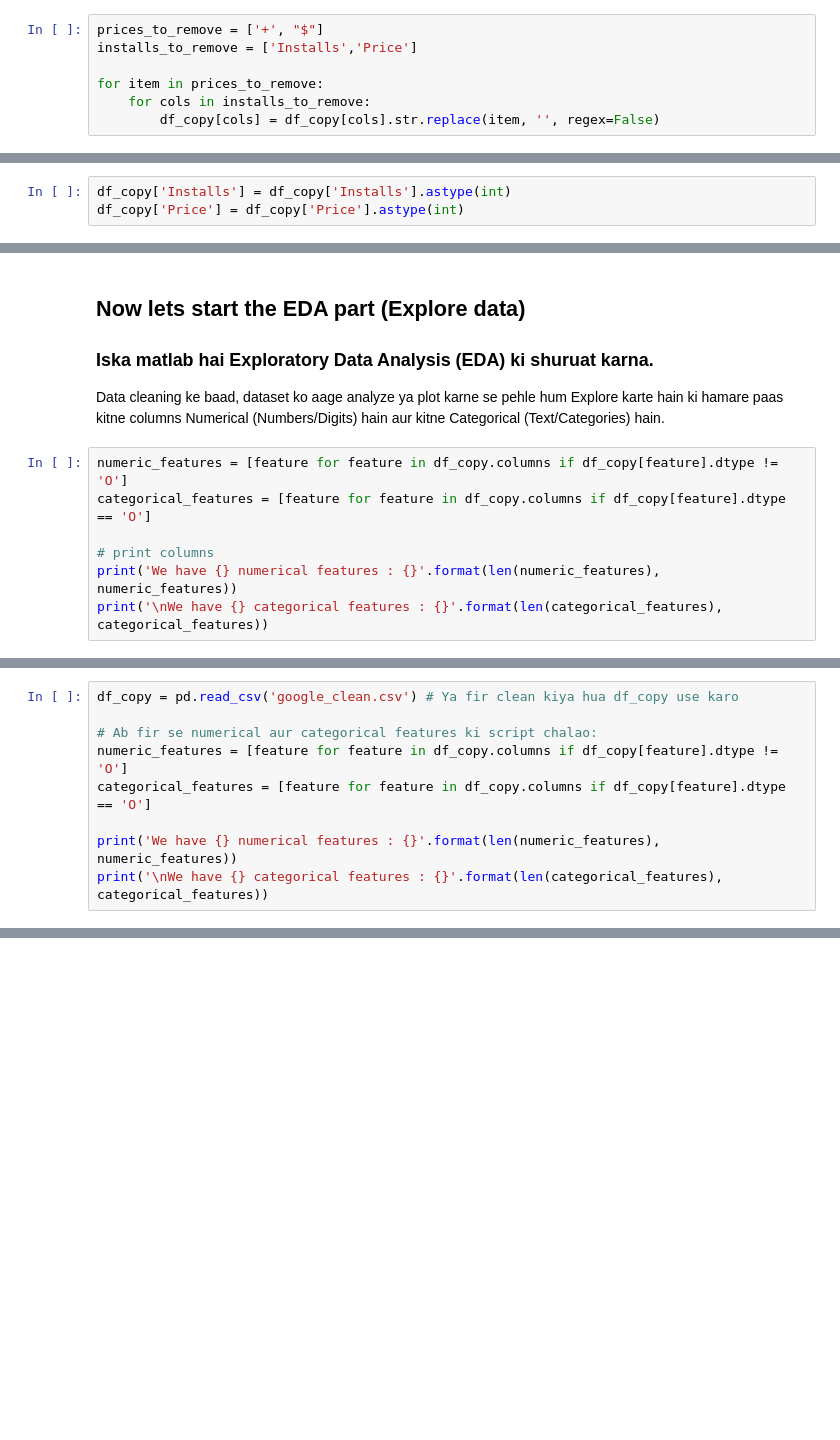
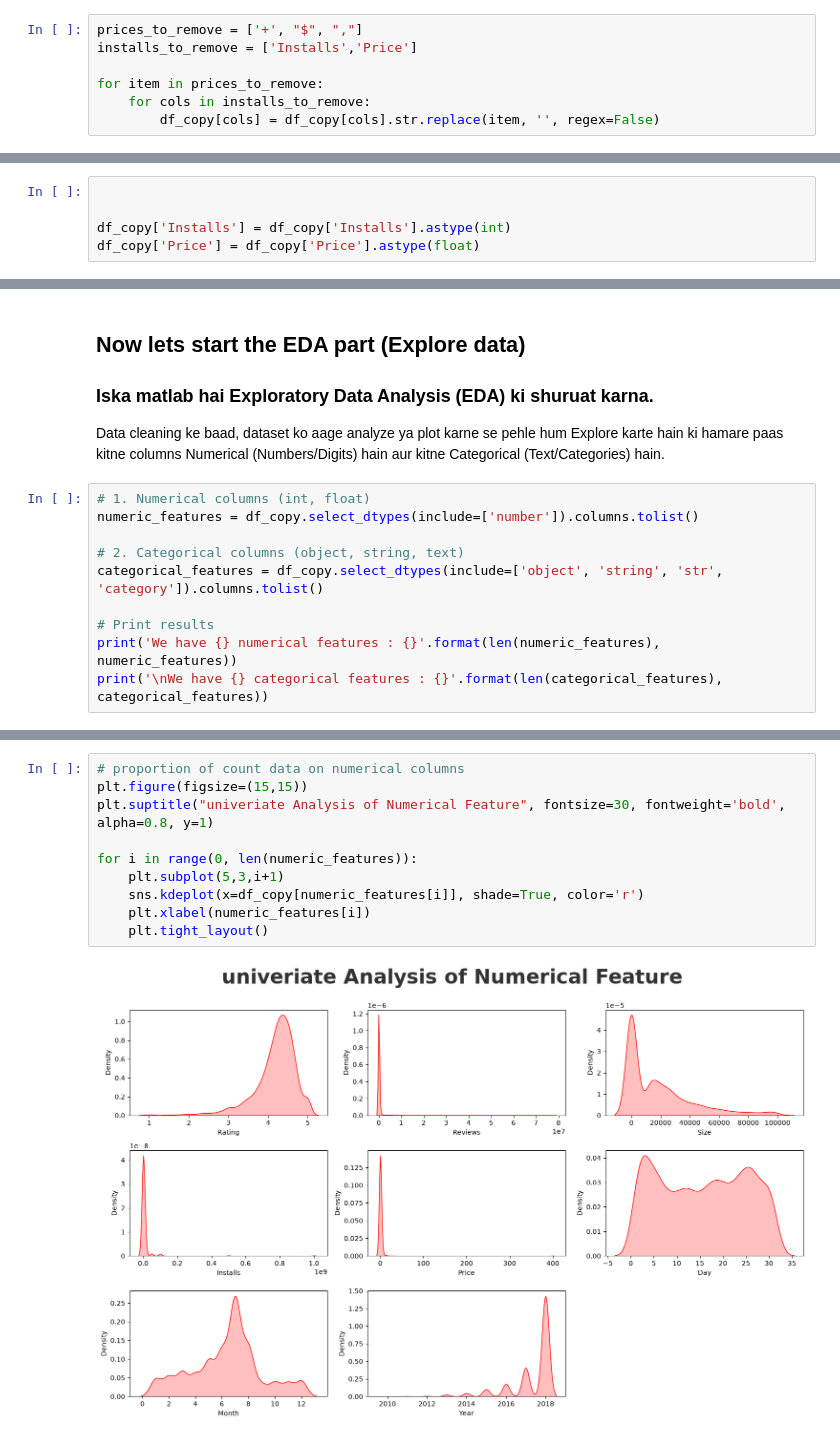
Before and after one commit to mohdshubair313/machine-learning-concepts, a Jupyter notebook: EDA/playstore_data/playstore1.ipynb, the cells around one changed output, grey strips where cells are left out. Saved outputs shown, nothing was run; the diff lists cells and outputs as text; blank space fills up the shorter version.

```diff
--- a/EDA/playstore_data/playstore1.ipynb
+++ b/EDA/playstore_data/playstore1.ipynb
@@ -225,5 +75,5 @@ Length: 21, dtype: str
 # %%
-prices_to_remove = ['+', "$"]
+prices_to_remove = ['+', "$", ","]
 installs_to_remove = ['Installs','Price']
 
 for item in prices_to_remove:
@@ -251,3 +84,5 @@ Length: 92, dtype: str
 # %%
+
+
 df_copy['Installs'] = df_copy['Installs'].astype(int)
-df_copy['Price'] = df_copy['Price'].astype(int)
+df_copy['Price'] = df_copy['Price'].astype(float)
@@ -298,9 +113,12 @@ df_copy.shape
 ### Iska matlab hai Exploratory Data Analysis (EDA) ki shuruat karna.
 Data cleaning ke baad, dataset ko aage analyze ya plot karne se pehle hum Explore karte hain ki hamare paas kitne columns Numerical (Numbers/Digits) hain aur kitne Categorical (Text/Categories) hain.
 # %%
-numeric_features = [feature for feature in df_copy.columns if df_copy[feature].dtype != 'O']
-categorical_features = [feature for feature in df_copy.columns if df_copy[feature].dtype == 'O']
+# 1. Numerical columns (int, float)
+numeric_features = df_copy.select_dtypes(include=['number']).columns.tolist()
 
-# print columns
+# 2. Categorical columns (object, string, text)
+categorical_features = df_copy.select_dtypes(include=['object', 'string', 'str', 'category']).columns.tolist()
+
+# Print results
 print('We have {} numerical features : {}'.format(len(numeric_features), numeric_features))
 print('\nWe have {} categorical features : {}'.format(len(categorical_features), categorical_features))
@@ -328,9 +126,0 @@ dtype: object
-# %%
-df_copy = pd.read_csv('google_clean.csv') # Ya fir clean kiya hua df_copy use karo
-
-# Ab fir se numerical aur categorical features ki script chalao:
-numeric_features = [feature for feature in df_copy.columns if df_copy[feature].dtype != 'O']
-categorical_features = [feature for feature in df_copy.columns if df_copy[feature].dtype == 'O']
-
-print('We have {} numerical features : {}'.format(len(numeric_features), numeric_features))
-print('\nWe have {} categorical features : {}'.format(len(categorical_features), categorical_features))
@@ -336,0 +151,12 @@ print('\nWe have {} categorical features : {}'.format(len(categorical_features),
+# %%
+# proportion of count data on numerical columns
+plt.figure(figsize=(15,15))
+plt.suptitle("univeriate Analysis of Numerical Feature", fontsize=30, fontweight='bold', alpha=0.8, y=1)
+
+for i in range(0, len(numeric_features)):
+    plt.subplot(5,3,i+1)
+    sns.kdeplot(x=df_copy[numeric_features[i]], shade=True, color='r')
+    plt.xlabel(numeric_features[i])
+    plt.tight_layout()
+# %% [output]
+[figure, added]
```
Also changed, not shown: parts of 36 cells of this notebook, 1 other file.
